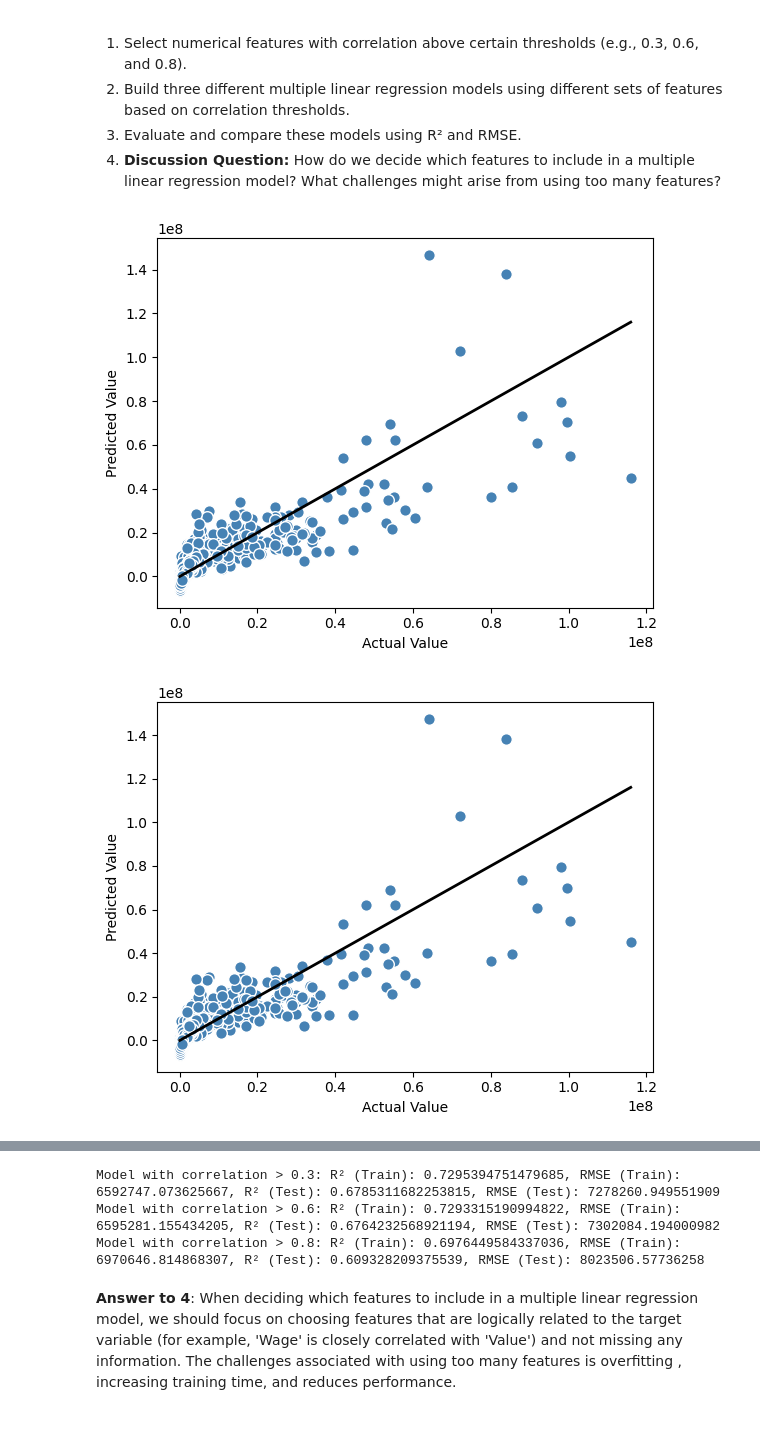
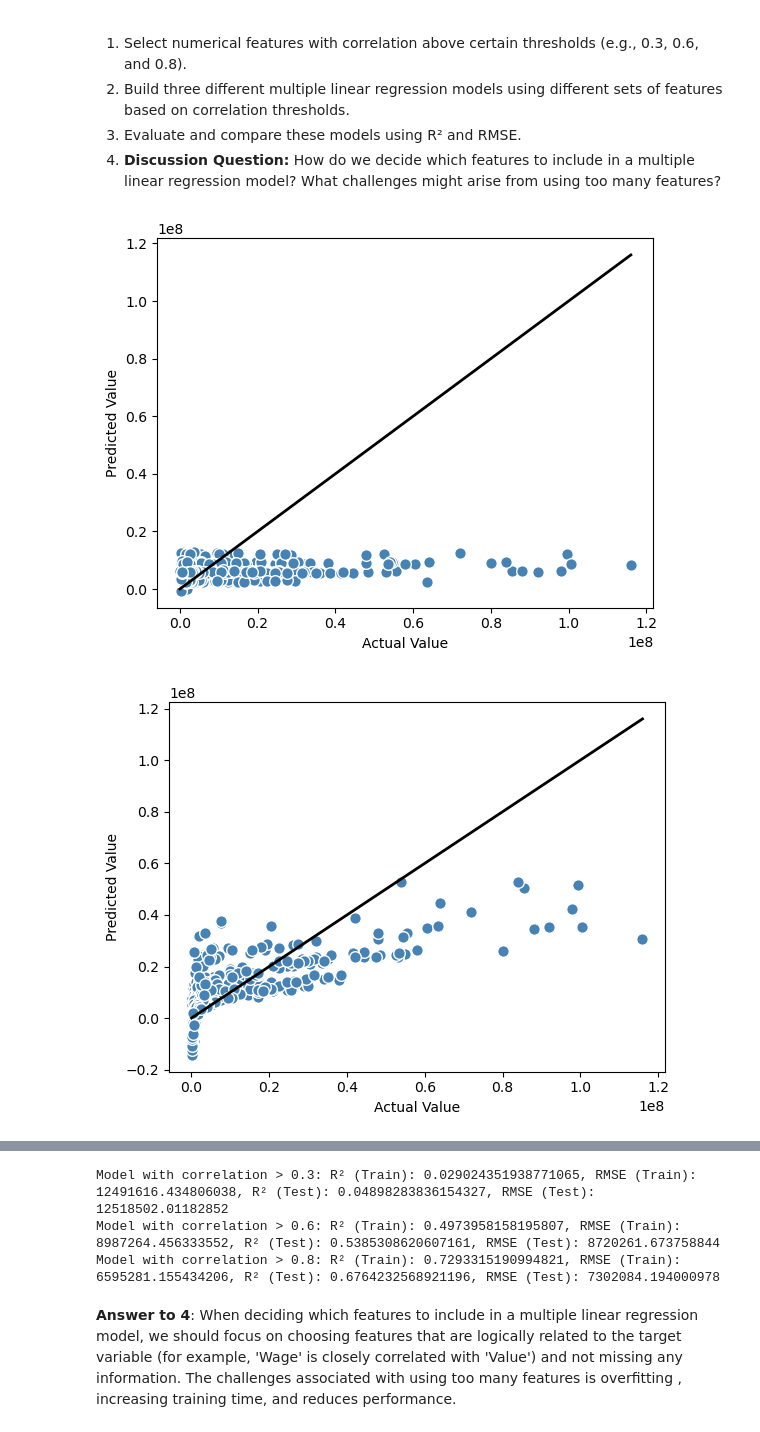
Before and after one commit to JanikThePanic/DATASCI3000-lab-assignments, a Jupyter notebook: Assignment 1/Assignment 1_Linear Regression.ipynb, the cells around one changed output, grey strips where cells are left out. Cells and saved outputs as stored; diff of their text form; code cells hidden in the pictures.

```diff
--- a/Assignment 1/Assignment 1_Linear Regression.ipynb
+++ b/Assignment 1/Assignment 1_Linear Regression.ipynb
@@ -231,9 +231,9 @@ Standardized RMSE: 8023506.57736258
 4. **Discussion Question:** How do we decide which features to include in a multiple linear regression model? What challenges might arise from using too many features?
 # %%
 # feature sets selected based on correlations 0.3, 0.6, and 0.8 with Value
-features_03 = ['International Reputation', 'Overall', 'Potential', 'Wage']
-features_06 = ['Overall', 'Potential', 'Wage']
-features_08 = ['Wage']
+features_03 = ['BMI', 'Age', 'Weak Foot']
+features_06 = ['Skill Moves', 'International Reputation', 'Potential']
+features_08 = ['Overall', 'Potential', 'Wage']
 
 # split the dataset into training and testing sets
 def split_and_train(features, target='Value'):
@@ -258,32 +258,32 @@ def split_and_train(features, target='Value'):
 
     # evaluate model
     r2_train = r2_score(y_train, y_pred_train)
     rmse_train = mean_squared_error(y_train, y_pred_train, squared=False)
     r2_test = r2_score(y_test, y_pred_test)
     rmse_test = mean_squared_error(y_test, y_pred_test, squared=False)
 
     # plot actual vs predicted for test set
     plt.scatter(y_test, y_pred_test, c='steelblue', edgecolor='white', s=70)
     plt.plot([y_test.min(), y_test.max()], [y_test.min(), y_test.max()], color='black', lw=2)
     plt.xlabel('Actual Value')
     plt.ylabel('Predicted Value')
     plt.show()
 
     return r2_train, rmse_train, r2_test, rmse_test
 
 # model for correlation > 0.3
 r2_train_03, rmse_train_03, r2_test_03, rmse_test_03 = split_and_train(features_03)
 
 # model for correlation > 0.6
 r2_train_06, rmse_train_06, r2_test_06, rmse_test_06 = split_and_train(features_06)
 
 # model for correlation > 0.8
 r2_train_08, rmse_train_08, r2_test_08, rmse_test_08 = split_and_train(features_08)
 
 # display the results
 print(f"Model with correlation > 0.3: R² (Train): {r2_train_03}, RMSE (Train): {rmse_train_03}, R² (Test): {r2_test_03}, RMSE (Test): {rmse_test_03}")
 print(f"Model with correlation > 0.6: R² (Train): {r2_train_06}, RMSE (Train): {rmse_train_06}, R² (Test): {r2_test_06}, RMSE (Test): {rmse_test_06}")
 print(f"Model with correlation > 0.8: R² (Train): {r2_train_08}, RMSE (Train): {rmse_train_08}, R² (Test): {r2_test_08}, RMSE (Test): {rmse_test_08}")
 # %% [output]
-[figure, old version]
+[figure, new version]
-[figure, old version]
+[figure, new version]
@@ -291,6 +291,6 @@ print(f"Model with correlation > 0.8: R² (Train): {r2_train_08}, RMSE (Train):
-Model with correlation > 0.3: R² (Train): 0.7295394751479685, RMSE (Train): 6592747.073625667, R² (Test): 0.6785311682253815, RMSE (Test): 7278260.949551909
-Model with correlation > 0.6: R² (Train): 0.7293315190994822, RMSE (Train): 6595281.155434205, R² (Test): 0.6764232568921194, RMSE (Test): 7302084.194000982
-Model with correlation > 0.8: R² (Train): 0.6976449584337036, RMSE (Train): 6970646.814868307, R² (Test): 0.609328209375539, RMSE (Test): 8023506.57736258
+Model with correlation > 0.3: R² (Train): 0.029024351938771065, RMSE (Train): 12491616.434806038, R² (Test): 0.04898283836154327, RMSE (Test): 12518502.01182852
+Model with correlation > 0.6: R² (Train): 0.4973958158195807, RMSE (Train): 8987264.456333552, R² (Test): 0.5385308620607161, RMSE (Test): 8720261.673758844
+Model with correlation > 0.8: R² (Train): 0.7293315190994821, RMSE (Train): 6595281.155434206, R² (Test): 0.6764232568921196, RMSE (Test): 7302084.194000978
 # %% [markdown]
 **Answer to 4**: When deciding which features to include in a multiple linear regression model, we should focus on choosing features that are logically related to the target variable (for example, 'Wage' is closely correlated with 'Value') and not missing any information. The challenges associated with using too many features is overfitting , increasing training time, and reduces performance.
 # %% [markdown]
```
Also changed, not shown: parts of 2 cells of this notebook.
